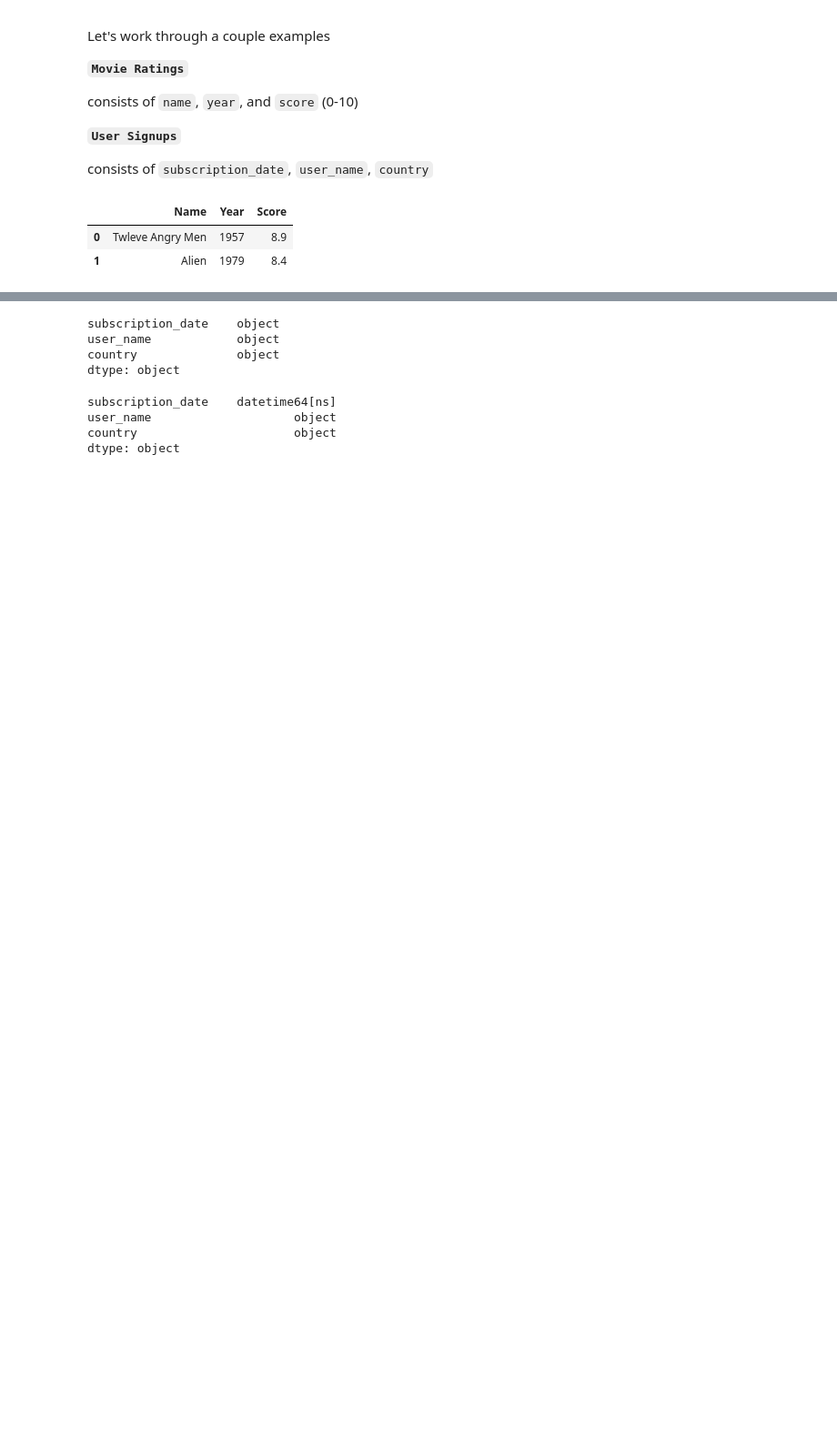
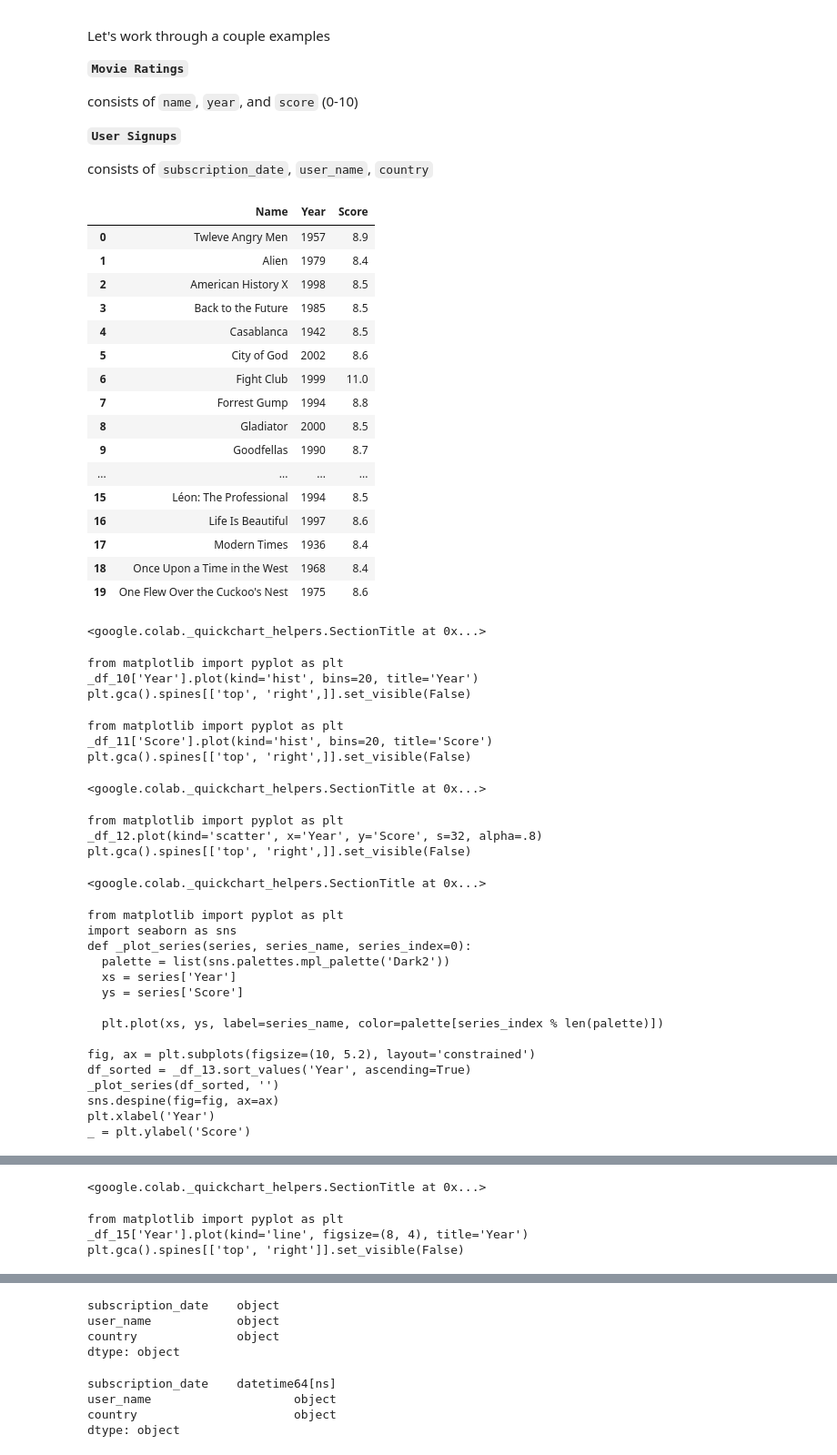
Before and after one commit to CabellPasco/CabellPasco, a Jupyter notebook: Pandas/Data_deep_cleaning.ipynb, the cells around one changed output, grey strips where cells are left out. Shown at 91% size. Drawn from its saved outputs; the diff is of its cells as text; code cells hidden in the pictures; blank space fills up the shorter version.

```diff
--- a/Pandas/Data_deep_cleaning.ipynb
+++ b/Pandas/Data_deep_cleaning.ipynb
@@ -267,8 +308,49 @@ consists of `subscription_date`, `user_name`, `country`
 # %%
 # import movie_ratings.csv
 movies = pd.read_csv('https://ds1002-resources.s3.amazonaws.com/data/movies.csv')
-movies.head(2)
+movies.head(20)
 # %% [output]
 |  | Name | Year | Score |
 | 0 | Twleve Angry Men | 1957 | 8.9 |
 | 1 | Alien | 1979 | 8.4 |
+| 2 | American History X | 1998 | 8.5 |
+| 3 | Back to the Future | 1985 | 8.5 |
+| 4 | Casablanca | 1942 | 8.5 |
+| 5 | City of God | 2002 | 8.6 |
+| 6 | Fight Club | 1999 | 11.0 |
+| 7 | Forrest Gump | 1994 | 8.8 |
+| 8 | Gladiator | 2000 | 8.5 |
+| 9 | Goodfellas | 1990 | 8.7 |
+| ... | ... | ... | ... |
+| 15 | Léon: The Professional | 1994 | 8.5 |
+| 16 | Life Is Beautiful | 1997 | 8.6 |
+| 17 | Modern Times | 1936 | 8.4 |
+| 18 | Once Upon a Time in the West | 1968 | 8.4 |
+| 19 | One Flew Over the Cuckoo's Nest | 1975 | 8.6 |
+<google.colab._quickchart_helpers.SectionTitle at 0x...>
+from matplotlib import pyplot as plt
+_df_10['Year'].plot(kind='hist', bins=20, title='Year')
+plt.gca().spines[['top', 'right',]].set_visible(False)
+from matplotlib import pyplot as plt
+_df_11['Score'].plot(kind='hist', bins=20, title='Score')
+plt.gca().spines[['top', 'right',]].set_visible(False)
+<google.colab._quickchart_helpers.SectionTitle at 0x...>
+from matplotlib import pyplot as plt
+_df_12.plot(kind='scatter', x='Year', y='Score', s=32, alpha=.8)
+plt.gca().spines[['top', 'right',]].set_visible(False)
+<google.colab._quickchart_helpers.SectionTitle at 0x...>
+from matplotlib import pyplot as plt
+import seaborn as sns
+def _plot_series(series, series_name, series_index=0):
+  palette = list(sns.palettes.mpl_palette('Dark2'))
+  xs = series['Year']
+  ys = series['Score']
+
+  plt.plot(xs, ys, label=series_name, color=palette[series_index % len(palette)])
+
+fig, ax = plt.subplots(figsize=(10, 5.2), layout='constrained')
+df_sorted = _df_13.sort_values('Year', ascending=True)
+_plot_series(df_sorted, '')
+sns.despine(fig=fig, ax=ax)
+plt.xlabel('Year')
+_ = plt.ylabel('Score')
@@ -274,0 +376,4 @@ movies.head(2)
+<google.colab._quickchart_helpers.SectionTitle at 0x...>
+from matplotlib import pyplot as plt
+_df_15['Year'].plot(kind='line', figsize=(8, 4), title='Year')
+plt.gca().spines[['top', 'right']].set_visible(False)
```
Also changed, not shown: parts of 14 cells of this notebook.
